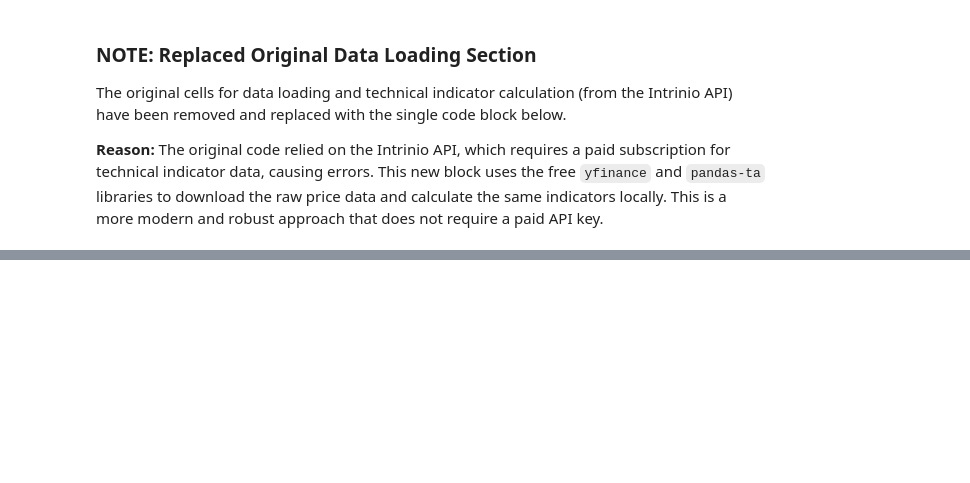
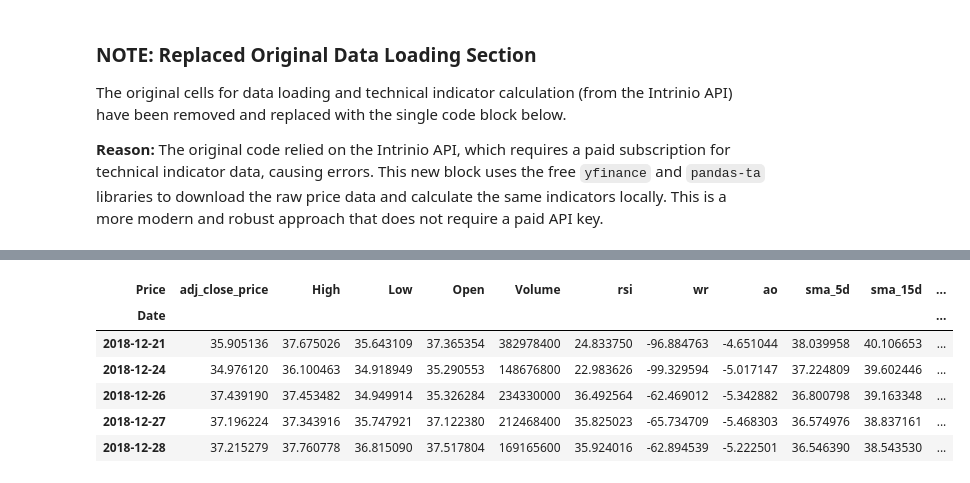
Before and after one commit to Safwannn89/Mastering-Python-for-Finance-Second-Edition, a Jupyter notebook: Chapter11/Chapter_11_Deep_Learning_for_Finance.ipynb, the cells around one changed output, grey strips where cells are left out. Cells and saved outputs as stored; diff of their text form; code cells hidden in the pictures; blank space fills up the shorter version.

```diff
--- a/Chapter11/Chapter_11_Deep_Learning_for_Finance.ipynb
+++ b/Chapter11/Chapter_11_Deep_Learning_for_Finance.ipynb
@@ -116,0 +24,65 @@ ValueError: Data download failed. The DataFrame is empty. Please check your tick
+# %%
+# FIX 1: Install the necessary modern libraries
+!pip install yfinance pandas-ta
+
+# FIX 2: Import all libraries
+import yfinance as yf
+import pandas_ta as ta
+import pandas as pd
+import numpy as np
+
+# --- 1. Define Parameters ---
+ticker = 'AAPL'
+start_date = '2013-01-01'
+end_date = '2018-12-31'
+
+# --- 2. Download Raw Price Data ---
+print(f"Downloading OHLCV data for {ticker}...")
+prices_df = yf.download(
+    ticker,
+    start=start_date,
+    end=end_date,
+    auto_adjust=True,
+    progress=False
+)
+
+# --- 3. Check for Download Errors and Clean the DataFrame ---
+if prices_df.empty:
+    raise ValueError("Data download failed. Please wait a few minutes and try again.")
+
+# FIX 3: Flatten the multi-level column headers into single-level names
+if isinstance(prices_df.columns, pd.MultiIndex):
+    prices_df.columns = prices_df.columns.get_level_values(0)
+
+print("Data downloaded and cleaned successfully.")
+
+# --- 4. Calculate All Technical Indicators ---
+print("Calculating technical indicators...")
+
+# FIX 4: Explicitly tell the functions which columns to use.
+# This solves the AttributeError by bypassing the auto-detection.
+prices_df.ta.rsi(close=prices_df['Close'], length=14, append=True)
+prices_df.ta.willr(high=prices_df['High'], low=prices_df['Low'], close=prices_df['Close'], length=14, append=True)
+prices_df.ta.ao(high=prices_df['High'], low=prices_df['Low'], fast=5, slow=34, append=True)
+prices_df.ta.sma(close=prices_df['Close'], length=5, append=True)
+prices_df.ta.sma(close=prices_df['Close'], length=15, append=True)
+prices_df.ta.sma(close=prices_df['Close'], length=30, append=True)
+prices_df.ta.vwap(high=prices_df['High'], low=prices_df['Low'], close=prices_df['Close'], volume=prices_df['Volume'], append=True)
+prices_df.ta.ad(high=prices_df['High'], low=prices_df['Low'], close=prices_df['Close'], volume=prices_df['Volume'], append=True)
+
+# --- 5. Prepare the Final DataFrame for the Model ---
+df = prices_df.rename(columns={
+    'RSI_14': 'rsi',
+    'WILLR_14': 'wr',
+    'AO_5_34': 'ao',
+    'SMA_5': 'sma_5d',
+    'SMA_15': 'sma_15d',
+    'SMA_30': 'sma_30d',
+    'VWAP_D': 'vwap',
+    'AD': 'adtv',
+    'Close': 'adj_close_price'
+}).dropna()
+
+print("All indicators calculated successfully.")
+df.tail()
+# %% [output]
@@ -116,0 +106,7 @@ ValueError: Data download failed. The DataFrame is empty. Please check your tick
+| Price | adj_close_price | High | Low | Open | Volume | rsi | wr | ao | sma_5d | sma_15d | ... |
+| Date |  |  |  |  |  |  |  |  |  |  | ... |
+| 2018-12-21 | 35.905136 | 37.675026 | 35.643109 | 37.365354 | 382978400 | 24.833750 | -96.884763 | -4.651044 | 38.039958 | 40.106653 | ... |
+| 2018-12-24 | 34.976120 | 36.100463 | 34.918949 | 35.290553 | 148676800 | 22.983626 | -99.329594 | -5.017147 | 37.224809 | 39.602446 | ... |
+| 2018-12-26 | 37.439190 | 37.453482 | 34.949914 | 35.326284 | 234330000 | 36.492564 | -62.469012 | -5.342882 | 36.800798 | 39.163348 | ... |
+| 2018-12-27 | 37.196224 | 37.343916 | 35.747921 | 37.122380 | 212468400 | 35.825023 | -65.734709 | -5.468303 | 36.574976 | 38.837161 | ... |
+| 2018-12-28 | 37.215279 | 37.760778 | 36.815090 | 37.517804 | 169165600 | 35.924016 | -62.894539 | -5.222501 | 36.546390 | 38.543530 | ... |
```
Also changed, not shown: parts of 4 cells of this notebook, 1 other file.
